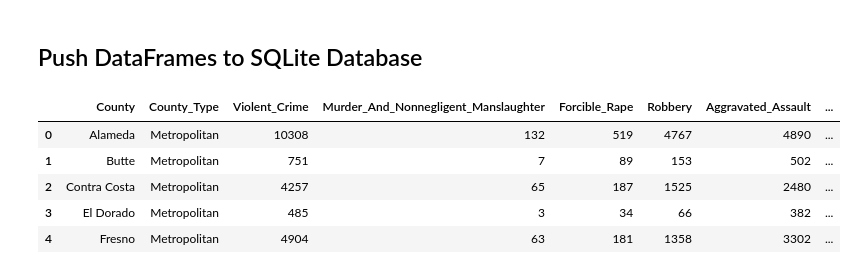
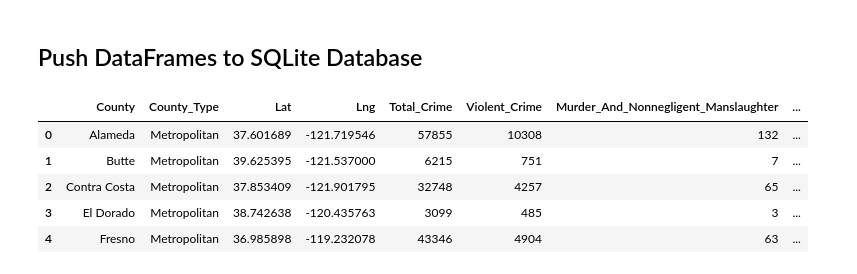
Before and after one commit to ryanbandrowski/project-3, a Jupyter notebook: static/data/CA County Crime.ipynb, the cells around one changed output. Saved outputs shown, nothing was run; the diff lists cells and outputs as text; code cells hidden in the pictures.

```diff
--- a/static/data/CA County Crime.ipynb
+++ b/static/data/CA County Crime.ipynb
@@ -510,10 +533,11 @@ county_output.to_sql('county_data', conn, if_exists='replace', index=False)
 # %%
-pd.read_sql('select * from total_data', conn).head()
+# test query to county_data
+pd.read_sql('select * from county_data', conn).head()
 # %% [output]
-|  | County | County_Type | Violent_Crime | Murder_And_Nonnegligent_Manslaughter | Forcible_Rape | Robbery | Aggravated_Assault | ... |
-| 0 | Alameda | Metropolitan | 10308 | 132 | 519 | 4767 | 4890 | ... |
-| 1 | Butte | Metropolitan | 751 | 7 | 89 | 153 | 502 | ... |
-| 2 | Contra Costa | Metropolitan | 4257 | 65 | 187 | 1525 | 2480 | ... |
-| 3 | El Dorado | Metropolitan | 485 | 3 | 34 | 66 | 382 | ... |
-| 4 | Fresno | Metropolitan | 4904 | 63 | 181 | 1358 | 3302 | ... |
+|  | County | County_Type | Lat | Lng | Total_Crime | Violent_Crime | Murder_And_Nonnegligent_Manslaughter | ... |
+| 0 | Alameda | Metropolitan | 37.601689 | -121.719546 | 57855 | 10308 | 132 | ... |
+| 1 | Butte | Metropolitan | 39.625395 | -121.537000 | 6215 | 751 | 7 | ... |
+| 2 | Contra Costa | Metropolitan | 37.853409 | -121.901795 | 32748 | 4257 | 65 | ... |
+| 3 | El Dorado | Metropolitan | 38.742638 | -120.435763 | 3099 | 485 | 3 | ... |
+| 4 | Fresno | Metropolitan | 36.985898 | -119.232078 | 43346 | 4904 | 63 | ... |
 # %%
```
Also changed, not shown: parts of 79 cells of this notebook, 2 other files.
